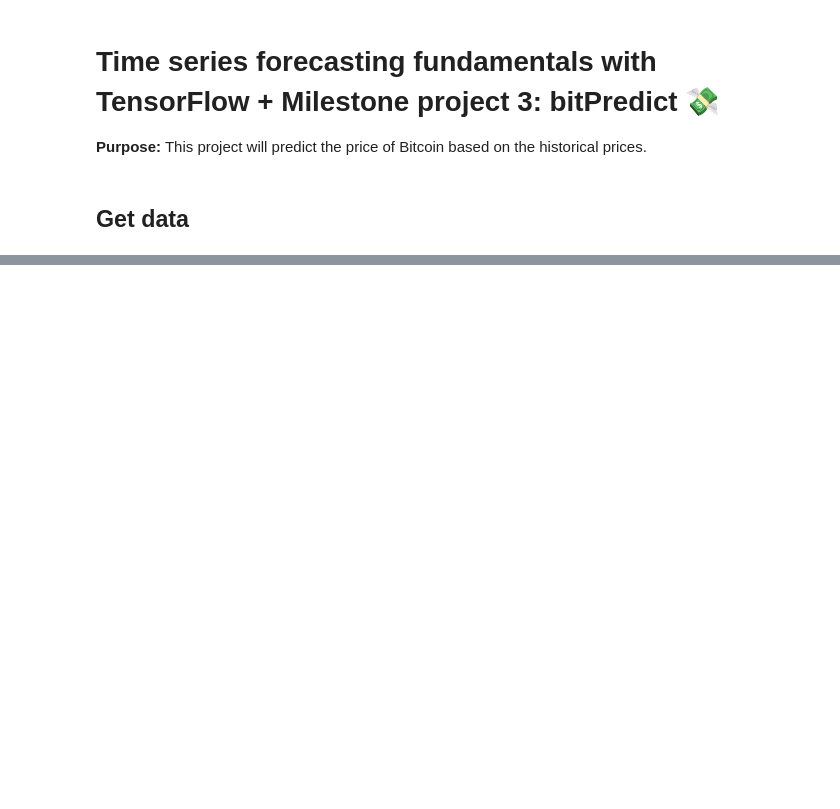
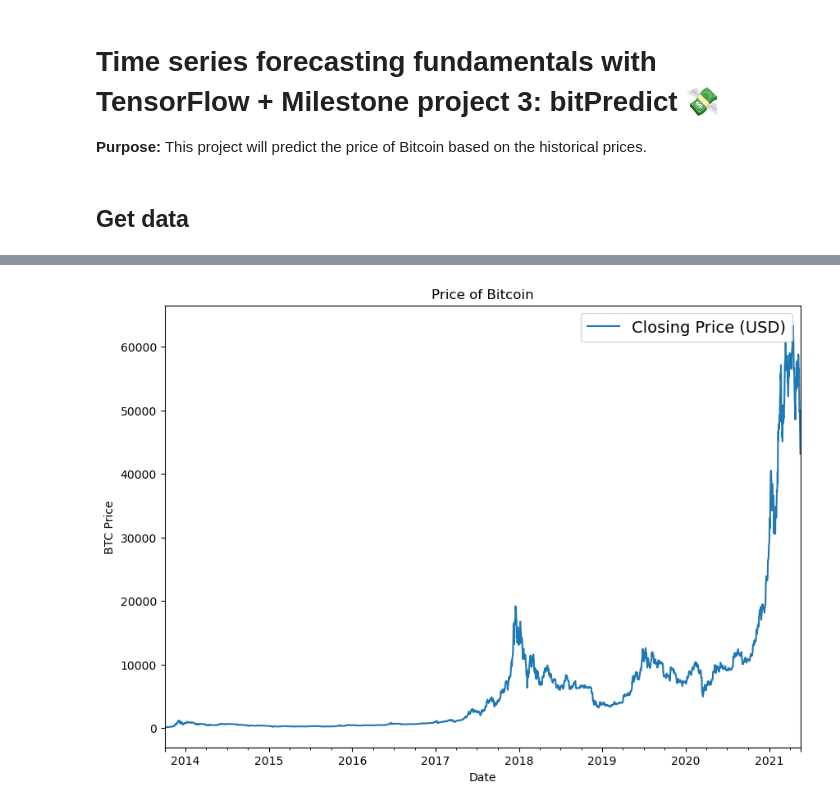
Before and after one commit to fredericstrand/bitPredict, a Jupyter notebook: bitPredict-time-series.ipynb, the cells around one changed output, grey strips where cells are left out. Cells and saved outputs as stored; diff of their text form; code cells hidden in the pictures; blank space fills up the shorter version.

```diff
--- a/bitPredict-time-series.ipynb
+++ b/bitPredict-time-series.ipynb
@@ -17,0 +15,7 @@ HTTPError: HTTP Error 404: Not Found
+# %%
+import pandas as pd
+
+df = pd.read_csv("BTC_USD_2013-10-01_2021-05-18-CoinDesk.csv",
+                parse_dates=["Date"],
+                index_col=["Date"]) # Parse the date columb and tell pandas column 1 is a datetime column
+df.head()
@@ -17,0 +46,3 @@ HTTPError: HTTP Error 404: Not Found
+# %%
+bitcoin_prices = pd.DataFrame(df["Closing Price (USD)"]).rename(columns={"Closing Price (US)":"Price"})
+bitcoin_prices.head()
@@ -17,0 +57,8 @@ HTTPError: HTTP Error 404: Not Found
+# %%
+import matplotlib.pyplot as plt
+bitcoin_prices.plot(figsize=(10,7))
+plt.ylabel("BTC Price")
+plt.title("Price of Bitcoin")
+plt.legend(fontsize=14);
+# %% [output]
+[figure, added]
```
Also changed, not shown: parts of 16 cells of this notebook, 1 other file.
